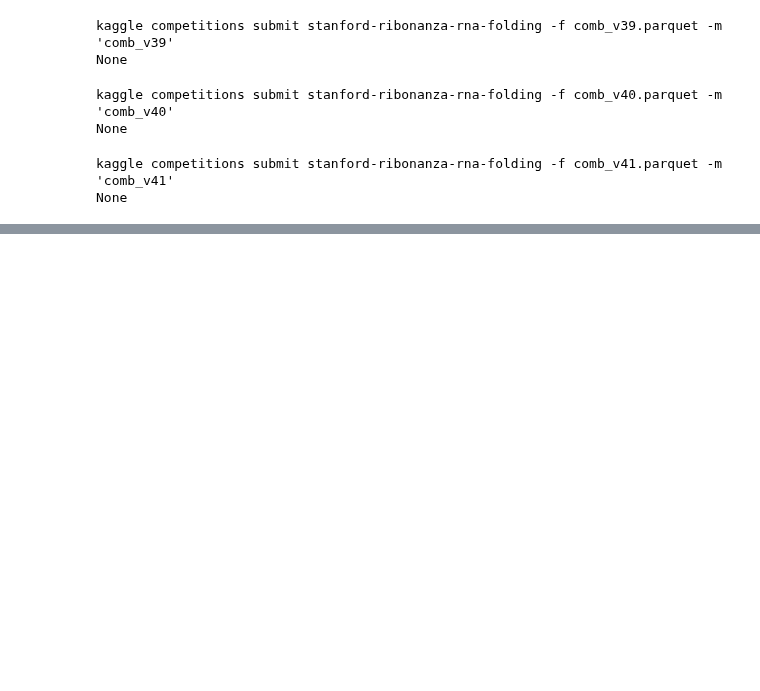
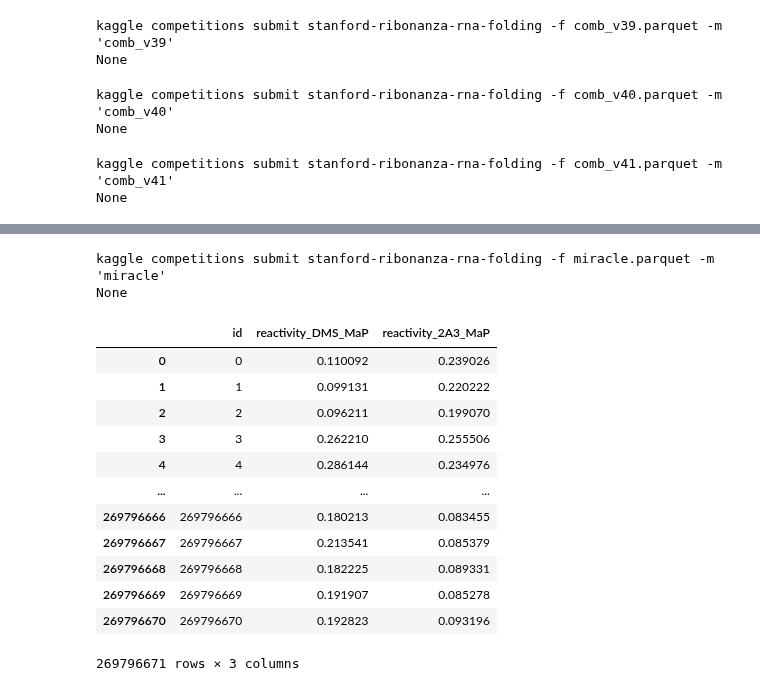
Before and after one commit to DrHB/rna-stanford, a Jupyter notebook: sub/submission.ipynb, the cells around one changed output, grey strips where cells are left out. Cells and saved outputs as stored; diff of their text form; code cells hidden in the pictures; blank space fills up the shorter version.

```diff
--- a/sub/submission.ipynb
+++ b/sub/submission.ipynb
@@ -1646,0 +1795,32 @@ None
+# %%
+
+out_name = 'miracle'
+res = (0.5 * pd.read_csv('sub_slime_ens_19.csv').set_index('id').values +
+       0.5 * pd.read_parquet('submission_comb2.parquet').set_index('id').values
+
+       )
+res = np.clip(res, 0, 1)
+res = pd.DataFrame(res, columns=['reactivity_DMS_MaP', 'reactivity_2A3_MaP'], index=pd.read_parquet('exp_16_ft_exp_19_ft_no_clip.parquet').set_index('id').index)
+res = res.reset_index()
+res.to_parquet(f'{out_name}.parquet', index=False)
+print(print(f"kaggle competitions submit stanford-ribonanza-rna-folding -f {name}.parquet -m '{name}'"))
+plot_test_example(out_name)
+# %% [output]
+kaggle competitions submit stanford-ribonanza-rna-folding -f miracle.parquet -m 'miracle'
+None
+# %%
+res
+# %% [output]
+|  | id | reactivity_DMS_MaP | reactivity_2A3_MaP |
+| 0 | 0 | 0.110092 | 0.239026 |
+| 1 | 1 | 0.099131 | 0.220222 |
+| 2 | 2 | 0.096211 | 0.199070 |
+| 3 | 3 | 0.262210 | 0.255506 |
+| 4 | 4 | 0.286144 | 0.234976 |
+| ... | ... | ... | ... |
+| 269796666 | 269796666 | 0.180213 | 0.083455 |
+| 269796667 | 269796667 | 0.213541 | 0.085379 |
+| 269796668 | 269796668 | 0.182225 | 0.089331 |
+| 269796669 | 269796669 | 0.191907 | 0.085278 |
+| 269796670 | 269796670 | 0.192823 | 0.093196 |
+269796671 rows × 3 columns
```
Also changed, not shown: parts of 5 cells of this notebook, 3 other files.
